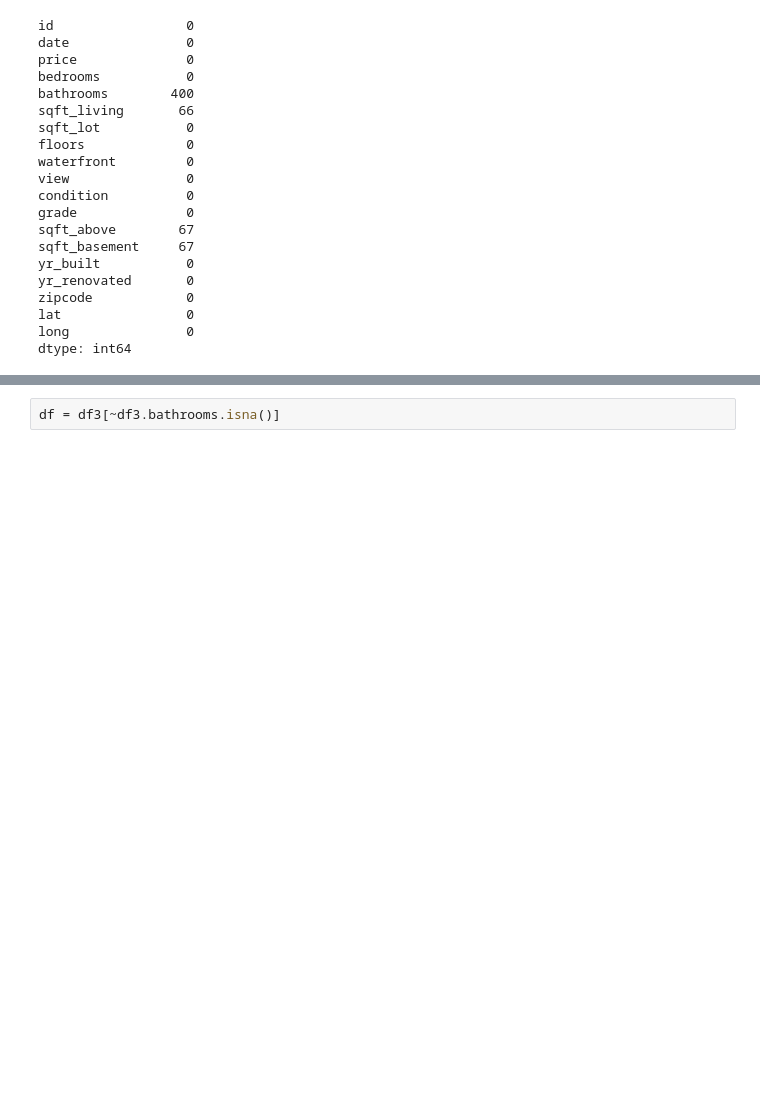
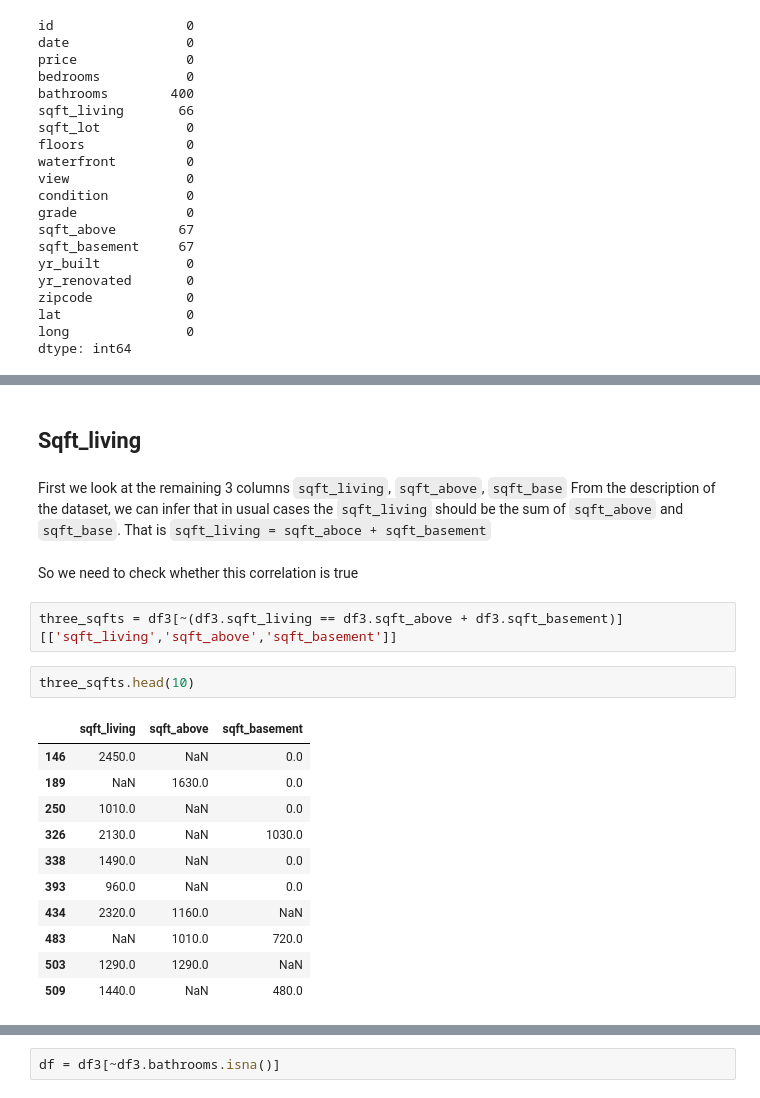
Before and after one commit to zby0902/Monash_2018_S1, a Jupyter notebook: FIT5196_Data_Wrangling/Assign2/task3_missing_imputation.ipynb, the cells around one changed output, grey strips where cells are left out. Cells and saved outputs as stored; diff of their text form; blank space fills up the shorter version.

```diff
--- a/FIT5196_Data_Wrangling/Assign2/task3_missing_imputation.ipynb
+++ b/FIT5196_Data_Wrangling/Assign2/task3_missing_imputation.ipynb
@@ -82,0 +44,24 @@ df3.head()
+# %% [markdown]
+## Sqft_living
+# %% [markdown]
+First we look at the remaining 3 columns `sqft_living`, `sqft_above`, `sqft_base`
+From the description of the dataset, we can infer that in usual cases the `sqft_living` should be the sum of `sqft_above` and `sqft_base`.
+That is `sqft_living = sqft_aboce + sqft_basement`
+# %% [markdown]
+So we need to check whether this correlation is true
+# %%
+three_sqfts = df3[~(df3.sqft_living == df3.sqft_above + df3.sqft_basement)][['sqft_living','sqft_above','sqft_basement']]
+# %%
+three_sqfts.head(10)
+# %% [output]
+|  | sqft_living | sqft_above | sqft_basement |
+| 146 | 2450.0 | NaN | 0.0 |
+| 189 | NaN | 1630.0 | 0.0 |
+| 250 | 1010.0 | NaN | 0.0 |
+| 326 | 2130.0 | NaN | 1030.0 |
+| 338 | 1490.0 | NaN | 0.0 |
+| 393 | 960.0 | NaN | 0.0 |
+| 434 | 2320.0 | 1160.0 | NaN |
+| 483 | NaN | 1010.0 | 720.0 |
+| 503 | 1290.0 | 1290.0 | NaN |
+| 509 | 1440.0 | NaN | 480.0 |
```
Also changed, not shown: parts of 32 cells of this notebook, 4 other files.
